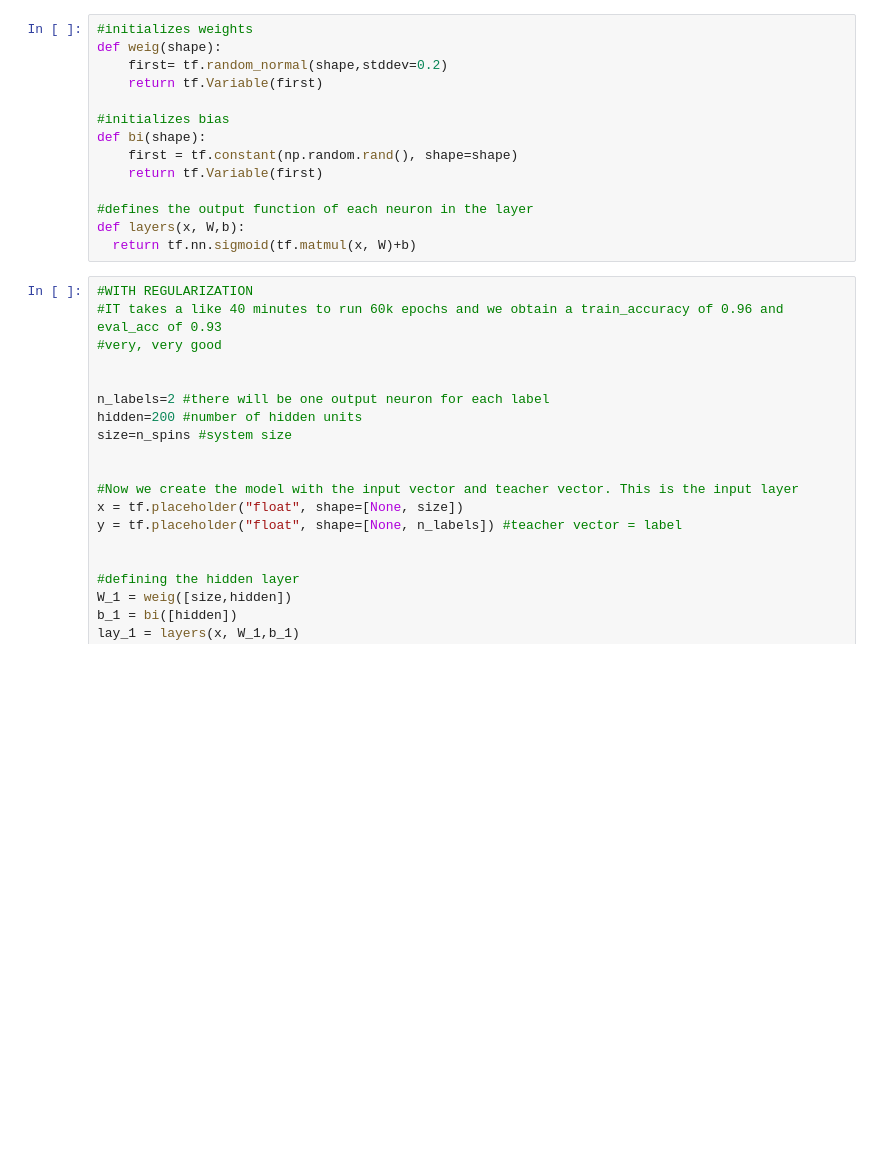
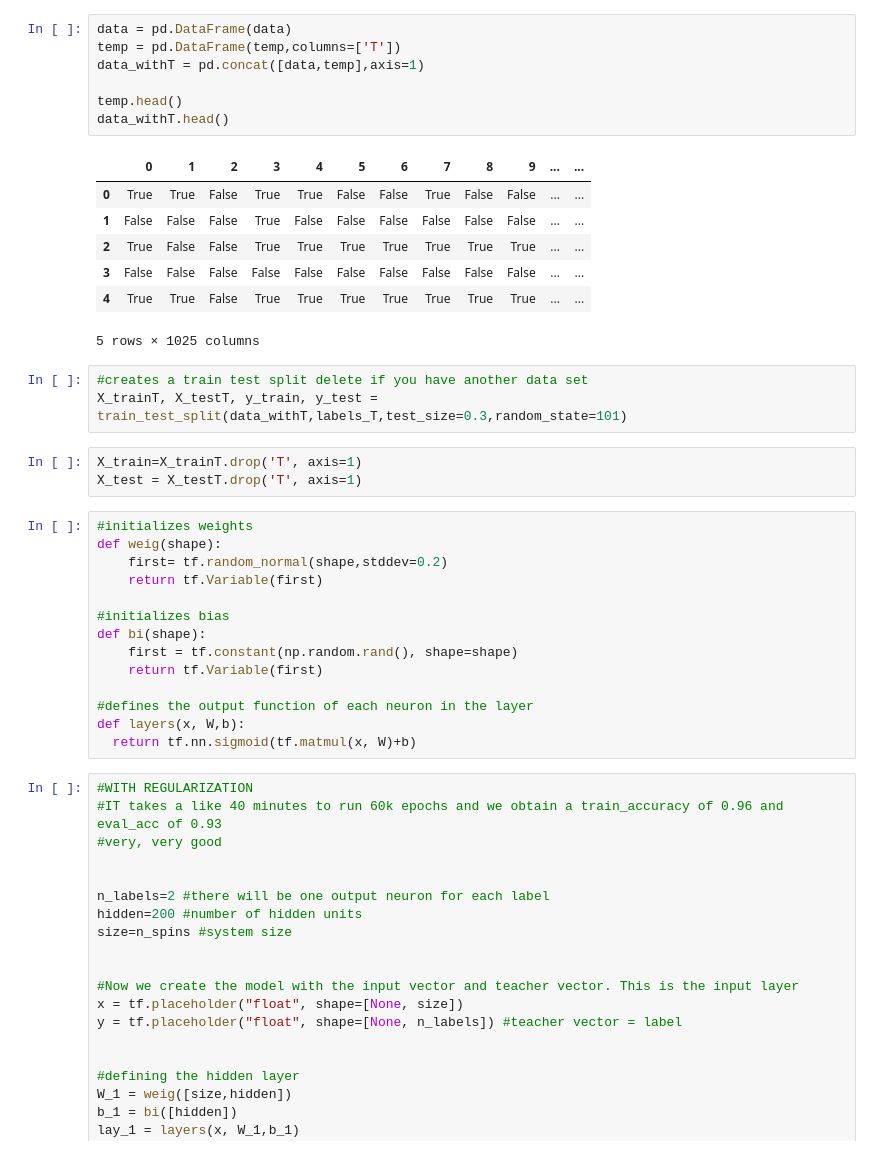
Before and after one commit to Ssalazar12/Machine-Learning, a Jupyter notebook: Ising-Model/Spins_cross.ipynb, the cells around one changed output. Cells and saved outputs as stored; diff of their text form; blank space fills up the shorter version.

```diff
--- a/Ising-Model/Spins_cross.ipynb
+++ b/Ising-Model/Spins_cross.ipynb
@@ -79,3 +93,24 @@ fig.tight_layout() #ajusta la distancia entre plots
+# %%
+data = pd.DataFrame(data)
+temp = pd.DataFrame(temp,columns=['T'])
+data_withT = pd.concat([data,temp],axis=1)
+
+temp.head()
+data_withT.head()
+# %% [output]
+|  | 0 | 1 | 2 | 3 | 4 | 5 | 6 | 7 | 8 | 9 | ... | ... |
+| 0 | True | True | False | True | True | False | False | True | False | False | ... | ... |
+| 1 | False | False | False | True | False | False | False | False | False | False | ... | ... |
+| 2 | True | False | False | True | True | True | True | True | True | True | ... | ... |
+| 3 | False | False | False | False | False | False | False | False | False | False | ... | ... |
+| 4 | True | True | False | True | True | True | True | True | True | True | ... | ... |
+5 rows × 1025 columns
+# %%
+#creates a train test split delete if you have another data set
+X_trainT, X_testT, y_train, y_test = train_test_split(data_withT,labels_T,test_size=0.3,random_state=101)
+# %%
+X_train=X_trainT.drop('T', axis=1)
+X_test = X_testT.drop('T', axis=1)
 # %%
 #initializes weights
 def weig(shape):
```
Also changed, not shown: parts of 13 cells of this notebook.
